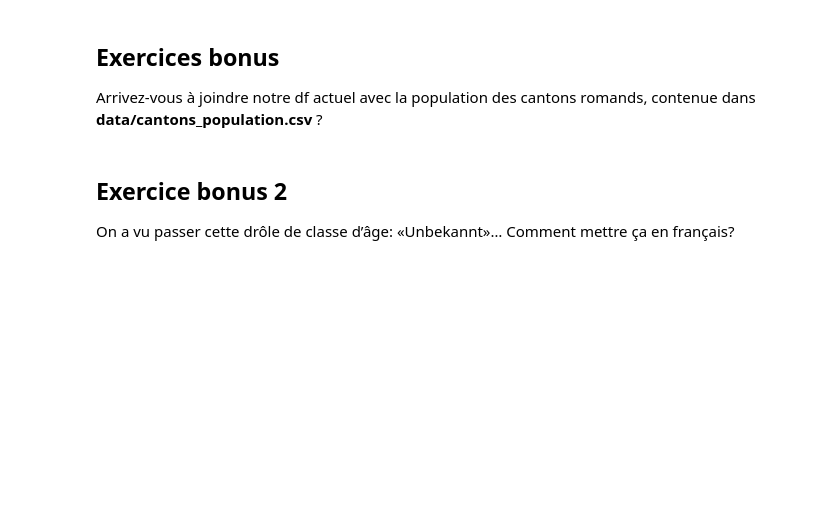
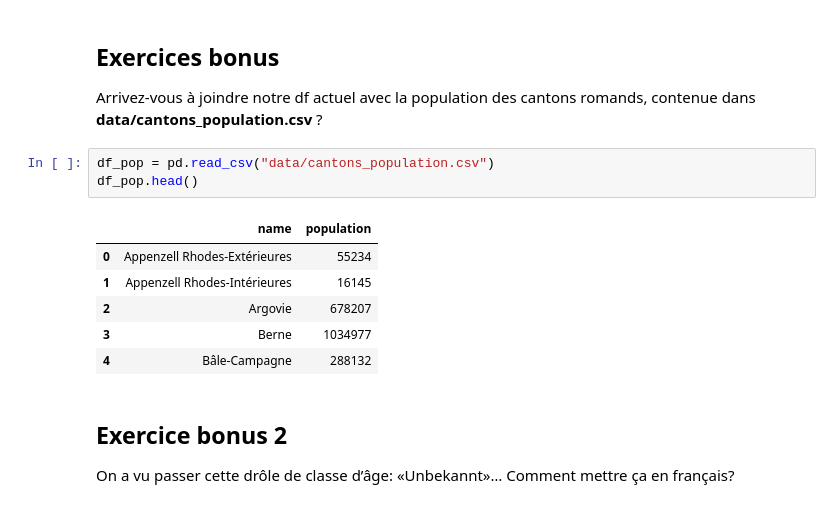
Before and after one commit to palrogg/intro_github_2024, a Jupyter notebook: 04-Pandas-Merge.ipynb, the cells around one changed output. Cells and saved outputs as stored; diff of their text form; blank space fills up the shorter version.

```diff
--- a/04-Pandas-Merge.ipynb
+++ b/04-Pandas-Merge.ipynb
@@ -247,6 +249,16 @@ df
 ## Exercices bonus
 
 Arrivez-vous à joindre notre df actuel avec la population des cantons romands, contenue dans **data/cantons_population.csv** ?
+# %%
+df_pop = pd.read_csv("data/cantons_population.csv")
+df_pop.head()
+# %% [output]
+|  | name | population |
+| 0 | Appenzell Rhodes-Extérieures | 55234 |
+| 1 | Appenzell Rhodes-Intérieures | 16145 |
+| 2 | Argovie | 678207 |
+| 3 | Berne | 1034977 |
+| 4 | Bâle-Campagne | 288132 |
 # %% [markdown]
 ## Exercice bonus 2
 
```
Also changed, not shown: parts of 4 cells of this notebook, 2 other files.
